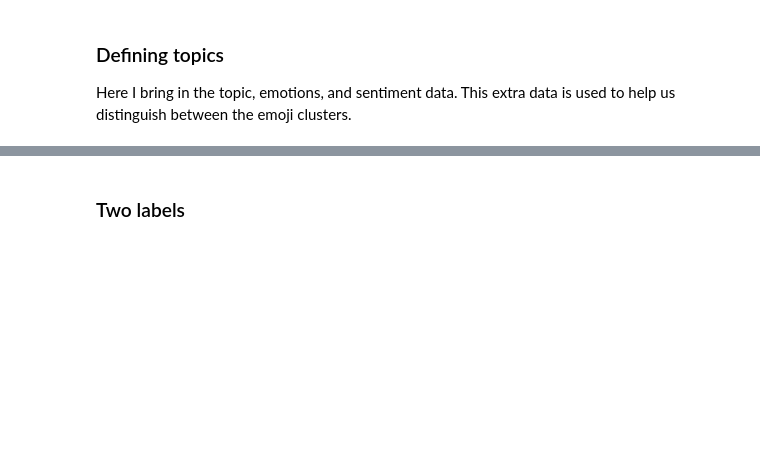
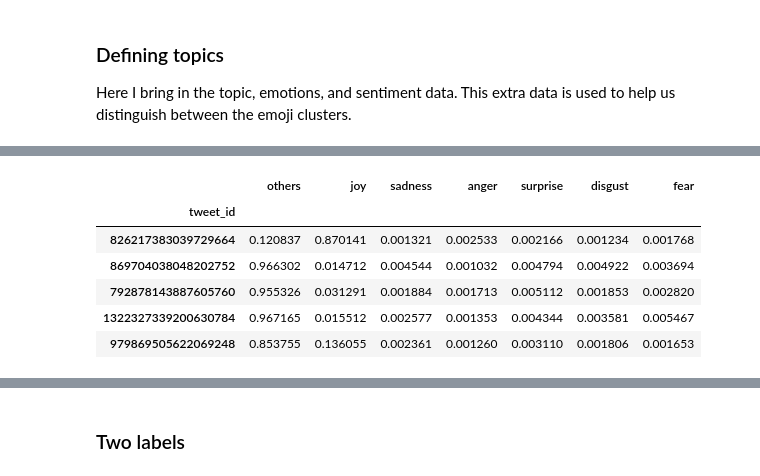
Before and after one commit to GeorgeMcIntire/emoji_polysemy, a Jupyter notebook: Clustering Prayer Hands Emoji.ipynb, the cells around one changed output, grey strips where cells are left out. Saved outputs shown, nothing was run; the diff lists cells and outputs as text; code cells hidden in the pictures; blank space fills up the shorter version.

```diff
--- a/Clustering Prayer Hands Emoji.ipynb
+++ b/Clustering Prayer Hands Emoji.ipynb
@@ -364,0 +345,10 @@ sentiment = pd.read_csv("sentiments.csv", index_col=[0])
+# %%
+emotions.head()
+# %% [output]
+|  | others | joy | sadness | anger | surprise | disgust | fear |
+| tweet_id |  |  |  |  |  |  |  |
+| 826217383039729664 | 0.120837 | 0.870141 | 0.001321 | 0.002533 | 0.002166 | 0.001234 | 0.001768 |
+| 869704038048202752 | 0.966302 | 0.014712 | 0.004544 | 0.001032 | 0.004794 | 0.004922 | 0.003694 |
+| 792878143887605760 | 0.955326 | 0.031291 | 0.001884 | 0.001713 | 0.005112 | 0.001853 | 0.002820 |
+| 1322327339200630784 | 0.967165 | 0.015512 | 0.002577 | 0.001353 | 0.004344 | 0.003581 | 0.005467 |
+| 979869505622069248 | 0.853755 | 0.136055 | 0.002361 | 0.001260 | 0.003110 | 0.001806 | 0.001653 |
```
Also changed, not shown: parts of 72 cells of this notebook, 1 other file.
